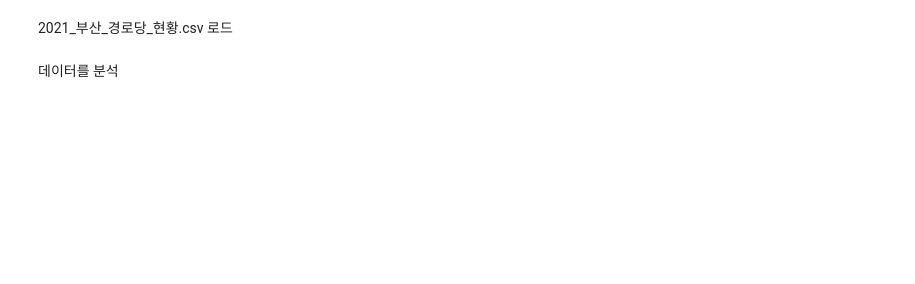
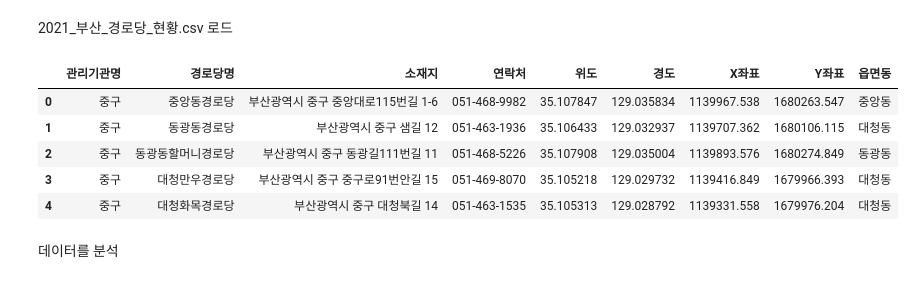
Before and after one commit to jhparkland/Data_Analytics_for_Age_friendly_busan, a Jupyter notebook: Busan_Senior_Center(BSC)의_시급한_개선을_위한_입지_분석_모델.ipynb, the cells around one changed output. Cells and saved outputs as stored; diff of their text form; code cells hidden in the pictures; blank space fills up the shorter version.

```diff
--- a/Busan_Senior_Center(BSC)의_시급한_개선을_위한_입지_분석_모델.ipynb
+++ b/Busan_Senior_Center(BSC)의_시급한_개선을_위한_입지_분석_모델.ipynb
@@ -75,8 +130,15 @@ df_population.columns
 # %% [markdown]
 2021_부산_경로당_현황.csv 로드
 # %%
-df_busan_senior_centers = pd.read_csv("부산광역시_경로당현황_2021.csv",encoding='cp949')
+df_busan_senior_centers = pd.read_csv("/부산광역시_경로당현황_2021.csv",encoding='cp949')
 df_busan_senior_centers.head(5)
+# %% [output]
+|  | 관리기관명 | 경로당명 | 소재지 | 연락처 | 위도 | 경도 | X좌표 | Y좌표 | 읍면동 |
+| 0 | 중구 | 중앙동경로당 | 부산광역시 중구 중앙대로115번길 1-6 | 051-468-9982 | 35.107847 | 129.035834 | 1139967.538 | 1680263.547 | 중앙동 |
+| 1 | 중구 | 동광동경로당 | 부산광역시 중구 샘길 12 | 051-463-1936 | 35.106433 | 129.032937 | 1139707.362 | 1680106.115 | 대청동 |
+| 2 | 중구 | 동광동할머니경로당 | 부산광역시 중구 동광길111번길 11 | 051-468-5226 | 35.107908 | 129.035004 | 1139893.576 | 1680274.849 | 동광동 |
+| 3 | 중구 | 대청만우경로당 | 부산광역시 중구 중구로91번안길 15 | 051-469-8070 | 35.105218 | 129.029732 | 1139416.849 | 1679966.393 | 대청동 |
+| 4 | 중구 | 대청화목경로당 | 부산광역시 중구 대청북길 14 | 051-463-1535 | 35.105313 | 129.028792 | 1139331.558 | 1679976.204 | 대청동 |
 # %% [markdown]
 데이터를 분석
 # %%
```
Also changed, not shown: parts of 32 cells of this notebook.
